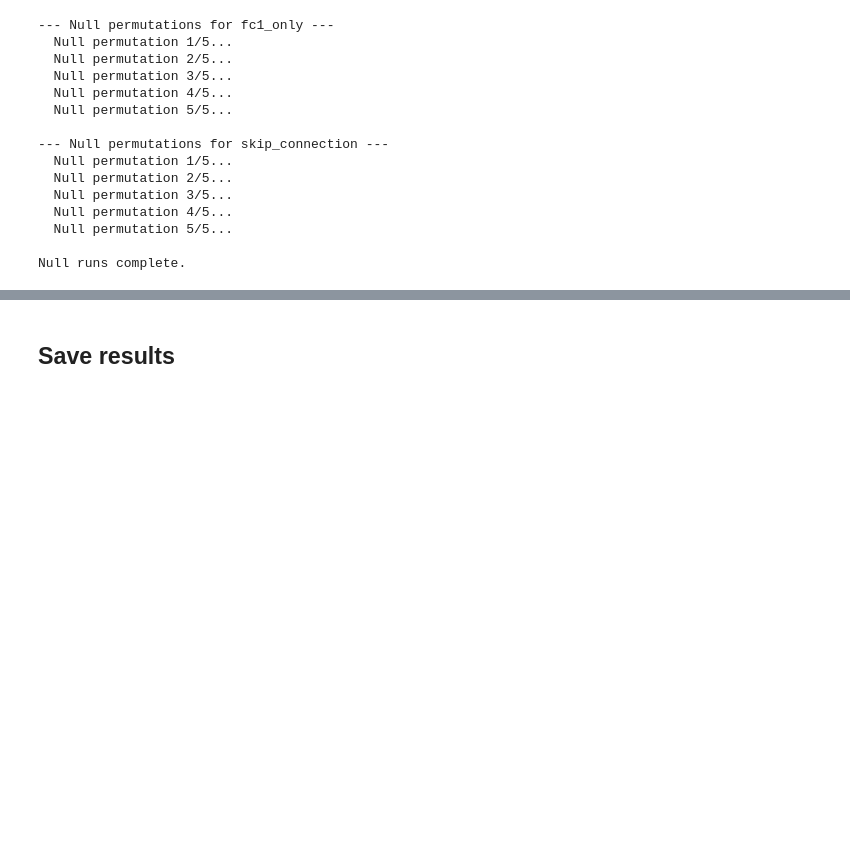
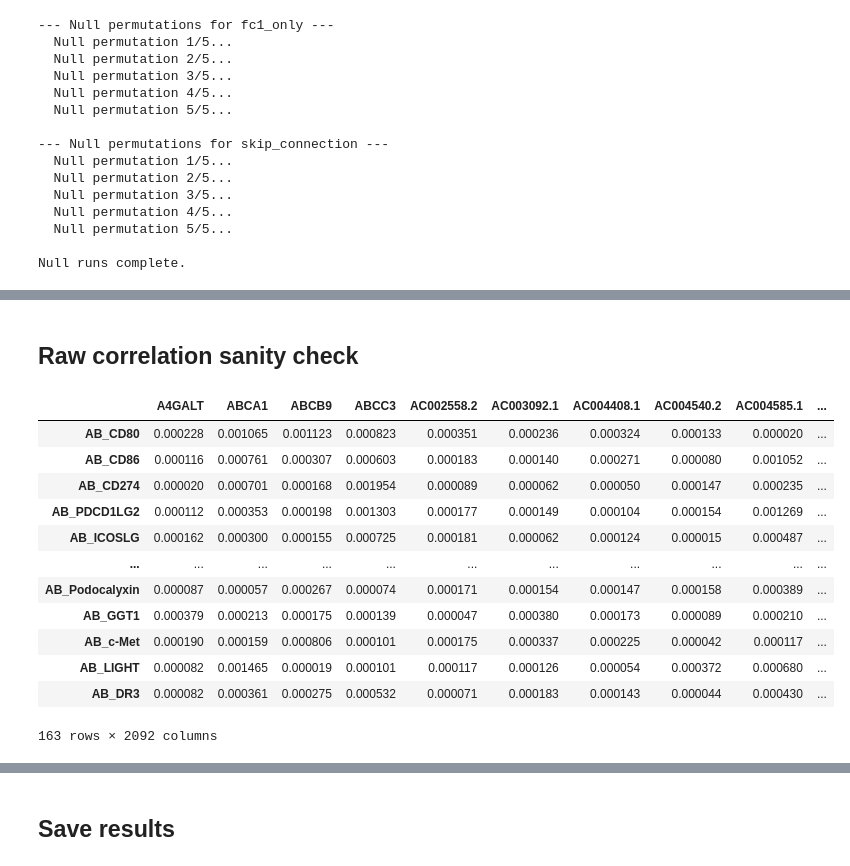
Before and after one commit to fshokor/covid-citeseq, a Jupyter notebook: notebooks/nb09_architecture_comparison.ipynb, the cells around one changed output, grey strips where cells are left out. Cells and saved outputs as stored; diff of their text form; code cells hidden in the pictures; blank space fills up the shorter version.

```diff
--- a/notebooks/nb09_architecture_comparison.ipynb
+++ b/notebooks/nb09_architecture_comparison.ipynb
@@ -657,0 +682,18 @@ skip_connection:
+# %% [markdown]
+## Raw correlation sanity check
+# %%
+importance_df
+# %% [output]
+|  | A4GALT | ABCA1 | ABCB9 | ABCC3 | AC002558.2 | AC003092.1 | AC004408.1 | AC004540.2 | AC004585.1 | ... |
+| AB_CD80 | 0.000228 | 0.001065 | 0.001123 | 0.000823 | 0.000351 | 0.000236 | 0.000324 | 0.000133 | 0.000020 | ... |
+| AB_CD86 | 0.000116 | 0.000761 | 0.000307 | 0.000603 | 0.000183 | 0.000140 | 0.000271 | 0.000080 | 0.001052 | ... |
+| AB_CD274 | 0.000020 | 0.000701 | 0.000168 | 0.001954 | 0.000089 | 0.000062 | 0.000050 | 0.000147 | 0.000235 | ... |
+| AB_PDCD1LG2 | 0.000112 | 0.000353 | 0.000198 | 0.001303 | 0.000177 | 0.000149 | 0.000104 | 0.000154 | 0.001269 | ... |
+| AB_ICOSLG | 0.000162 | 0.000300 | 0.000155 | 0.000725 | 0.000181 | 0.000062 | 0.000124 | 0.000015 | 0.000487 | ... |
+| ... | ... | ... | ... | ... | ... | ... | ... | ... | ... | ... |
+| AB_Podocalyxin | 0.000087 | 0.000057 | 0.000267 | 0.000074 | 0.000171 | 0.000154 | 0.000147 | 0.000158 | 0.000389 | ... |
+| AB_GGT1 | 0.000379 | 0.000213 | 0.000175 | 0.000139 | 0.000047 | 0.000380 | 0.000173 | 0.000089 | 0.000210 | ... |
+| AB_c-Met | 0.000190 | 0.000159 | 0.000806 | 0.000101 | 0.000175 | 0.000337 | 0.000225 | 0.000042 | 0.000117 | ... |
+| AB_LIGHT | 0.000082 | 0.001465 | 0.000019 | 0.000101 | 0.000117 | 0.000126 | 0.000054 | 0.000372 | 0.000680 | ... |
+| AB_DR3 | 0.000082 | 0.000361 | 0.000275 | 0.000532 | 0.000071 | 0.000183 | 0.000143 | 0.000044 | 0.000430 | ... |
+163 rows × 2092 columns
```
Also changed, not shown: parts of 17 cells of this notebook, 7 other files.
